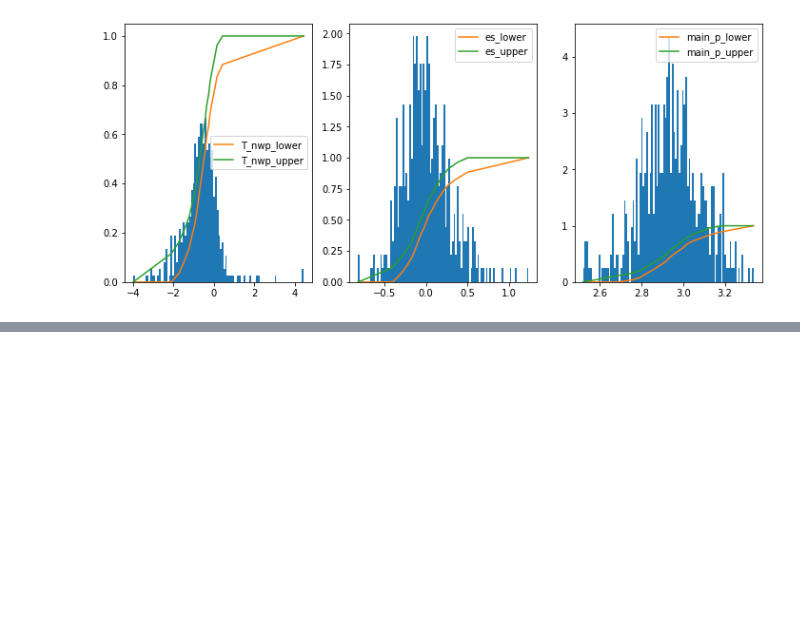
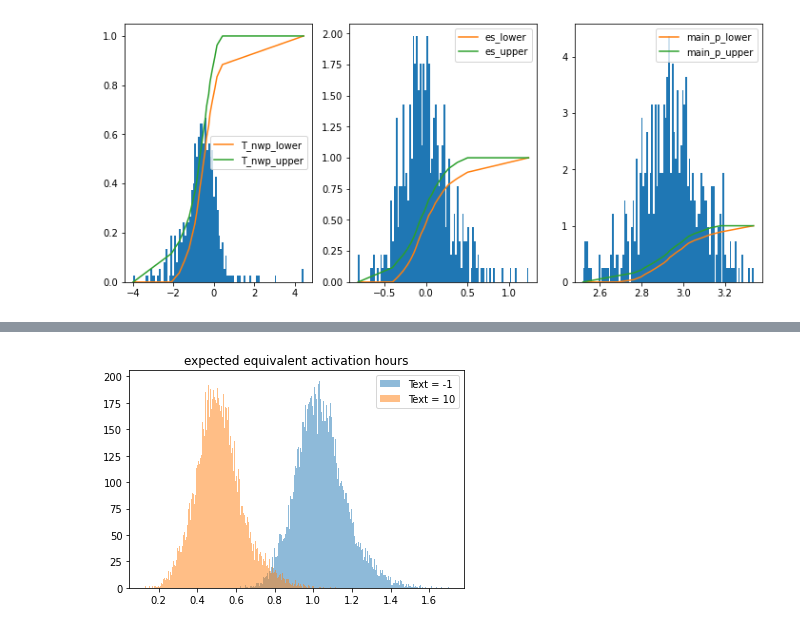
Before and after one commit to nepslor/teaching, a Jupyter notebook: TimeSeriesForecasting/decision_under_uncertainty.ipynb, the cells around one changed output, grey strips where cells are left out. Cells and saved outputs as stored; diff of their text form; code cells hidden in the pictures; blank space fills up the shorter version.

```diff
--- a/TimeSeriesForecasting/decision_under_uncertainty.ipynb
+++ b/TimeSeriesForecasting/decision_under_uncertainty.ipynb
@@ -234,0 +243,17 @@ class CDFBoundarySampler:
+# %%
+from functools import partial
+
+def activation_time(temperature, es_error, p_hp, es_function):
+  energy_needed = es_function(temperature) + es_error
+  hours = energy_needed / p_hp
+  return hours
+
+
+T_low = -1
+T_high = 10
+plt.hist(activation_time(T_low + T_samples, es_samples, p_samples, partial(es_fun, res_robust.x)), bins=200, label='Text = {}'.format(T_low), alpha=0.5);
+plt.hist(activation_time(T_high + T_samples, es_samples, p_samples, partial(es_fun, res_robust.x)), bins=200, label='Text = {}'.format(T_high), alpha=0.5);
+plt.legend()
+plt.title('expected equivalent activation hours');
+# %% [output]
+[figure, added]
```
Also changed, not shown: parts of 5 cells of this notebook.
